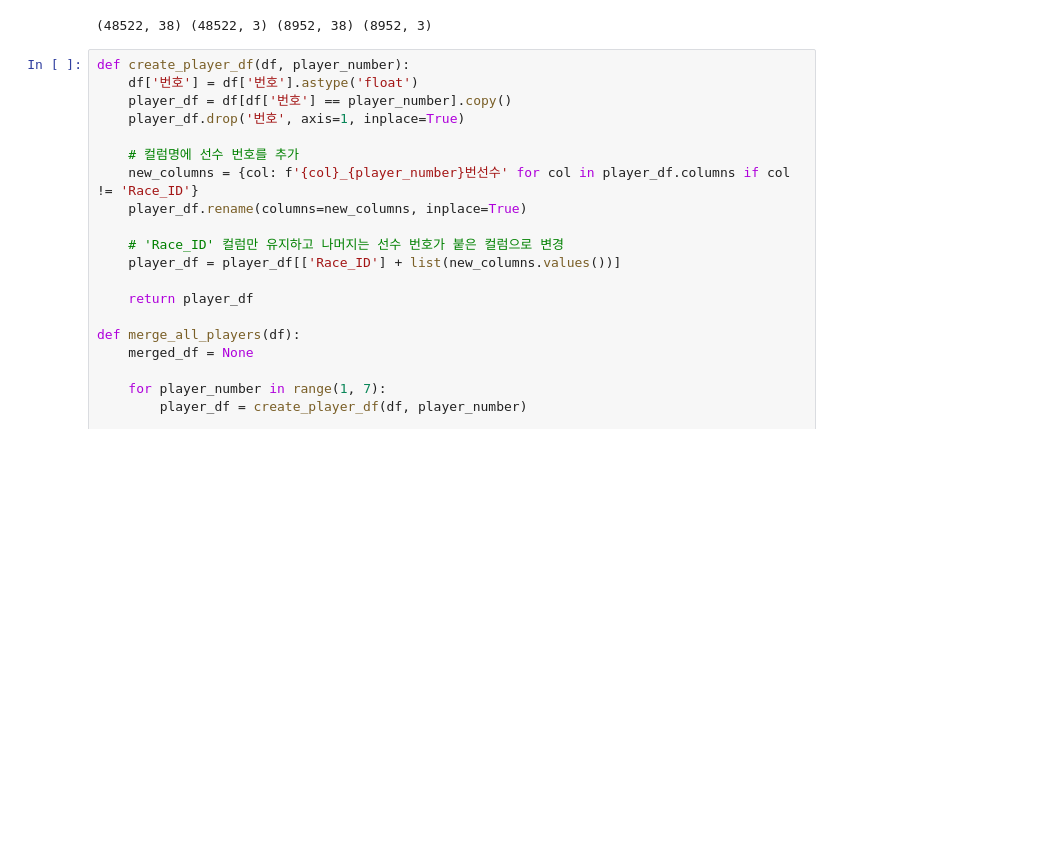
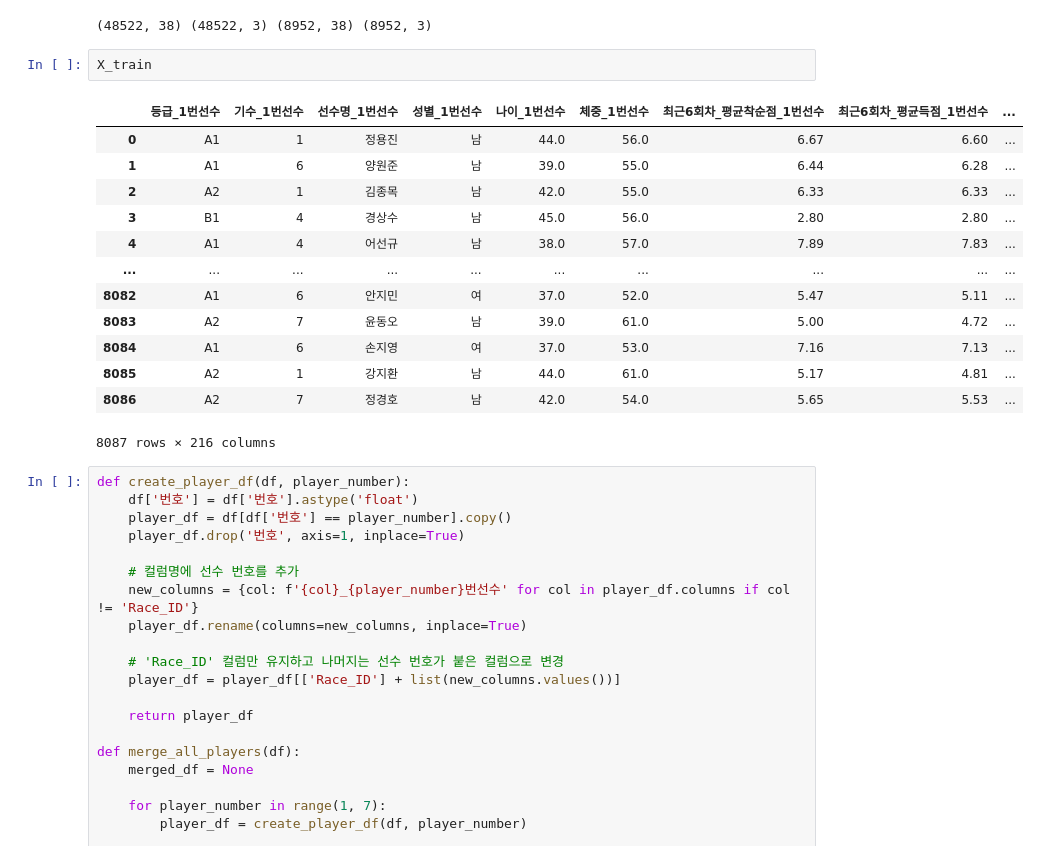
Before and after one commit to EunHak0501/KBoat, a Jupyter notebook: base_line.ipynb, the cells around one changed output. Saved outputs shown, nothing was run; the diff lists cells and outputs as text; blank space fills up the shorter version.

```diff
--- a/base_line.ipynb
+++ b/base_line.ipynb
@@ -269,6 +269,22 @@ y_val = val[['Race_ID', '번호', 'target']]
 print(X_train.shape, y_train.shape, X_val.shape, y_val.shape)
 # %% [output]
 (48522, 38) (48522, 3) (8952, 38) (8952, 3)
+# %%
+X_train
+# %% [output]
+|  | 등급_1번선수 | 기수_1번선수 | 선수명_1번선수 | 성별_1번선수 | 나이_1번선수 | 체중_1번선수 | 최근6회차_평균착순점_1번선수 | 최근6회차_평균득점_1번선수 | ... |
+| 0 | A1 | 1 | 정용진 | 남 | 44.0 | 56.0 | 6.67 | 6.60 | ... |
+| 1 | A1 | 6 | 양원준 | 남 | 39.0 | 55.0 | 6.44 | 6.28 | ... |
+| 2 | A2 | 1 | 김종목 | 남 | 42.0 | 55.0 | 6.33 | 6.33 | ... |
+| 3 | B1 | 4 | 경상수 | 남 | 45.0 | 56.0 | 2.80 | 2.80 | ... |
+| 4 | A1 | 4 | 어선규 | 남 | 38.0 | 57.0 | 7.89 | 7.83 | ... |
+| ... | ... | ... | ... | ... | ... | ... | ... | ... | ... |
+| 8082 | A1 | 6 | 안지민 | 여 | 37.0 | 52.0 | 5.47 | 5.11 | ... |
+| 8083 | A2 | 7 | 윤동오 | 남 | 39.0 | 61.0 | 5.00 | 4.72 | ... |
+| 8084 | A1 | 6 | 손지영 | 여 | 37.0 | 53.0 | 7.16 | 7.13 | ... |
+| 8085 | A2 | 1 | 강지환 | 남 | 44.0 | 61.0 | 5.17 | 4.81 | ... |
+| 8086 | A2 | 7 | 정경호 | 남 | 42.0 | 54.0 | 5.65 | 5.53 | ... |
+8087 rows × 216 columns
 # %%
 def create_player_df(df, player_number):
     df['번호'] = df['번호'].astype('float')
```
Also changed, not shown: parts of 2 cells of this notebook.
